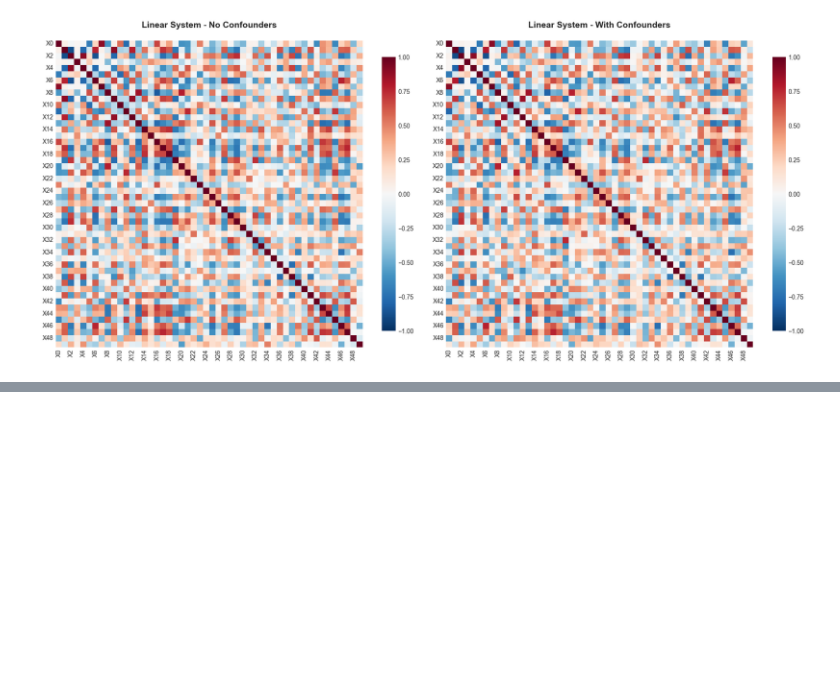
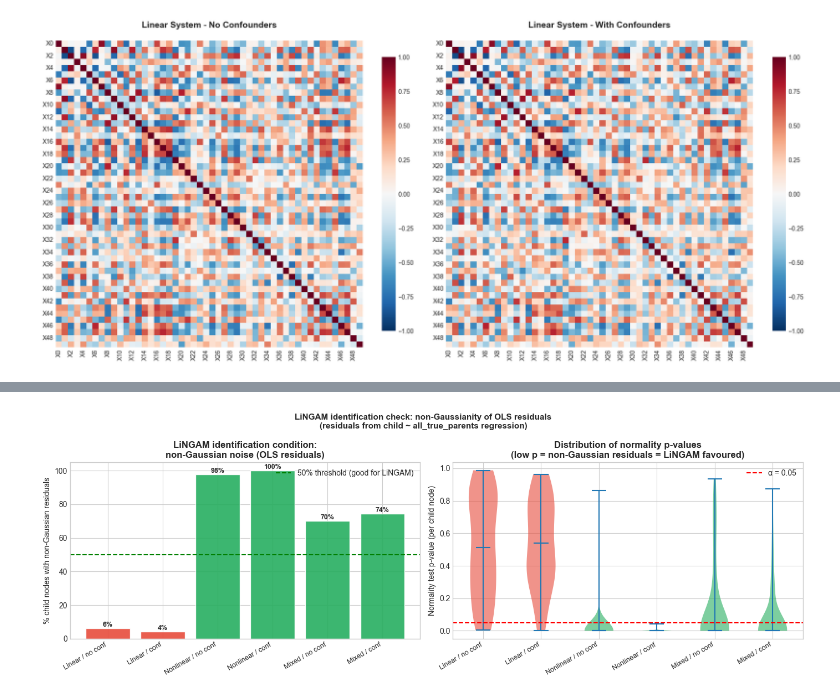
Before and after one commit to juanriosg12/master_thesis, a Jupyter notebook: visualizations/dataset_feature_exploration.ipynb, the cells around one changed output, grey strips where cells are left out. Saved outputs shown, nothing was run; the diff lists cells and outputs as text; code cells hidden in the pictures; blank space fills up the shorter version.

Commit message:
add real data experimental pipeline and analysis notebook

```diff
--- a/visualizations/dataset_feature_exploration.ipynb
+++ b/visualizations/dataset_feature_exploration.ipynb
@@ -493,0 +720,87 @@ NameError: name 'edge_corrs_no_conf' is not defined
+# %%
+
+# ── Check 3: Non-Gaussianity of noise — LiNGAM identification condition ───────
+# LiNGAM is identified IFF noise terms are non-Gaussian.
+# Proxy: fit OLS (child ~ all_true_parents), test residuals with D'Agostino-Pearson.
+# Gaussian residuals → noise is Gaussian → LiNGAM NOT identified (Gaussian exception).
+# Non-Gaussian residuals → either noise is non-Gaussian OR the linear SEM is wrong.
+
+noise_results = {}
+
+for ds, X in datasets_X.items():
+    adj = datasets_true[ds]
+    Xv  = X.values
+    pvals_resid = []
+
+    for child_j in range(n_feat):
+        all_parents = [k for k in range(n_feat) if adj[k, child_j] == 1]
+        if not all_parents:
+            continue
+        x_in = Xv[:, all_parents]
+        y_out = Xv[:, child_j]
+        resid = y_out - LinearRegression().fit(x_in, y_out).predict(x_in)
+        _, p = normaltest(resid)
+        pvals_resid.append(p)
+
+    if not pvals_resid:
+        noise_results[ds] = {'pct_nongauss': 0, 'pvals': []}
+        continue
+
+    pct_ng = np.mean(np.array(pvals_resid) < 0.05) * 100
+    noise_results[ds] = {
+        'pct_nongauss': pct_ng,
+        'pvals': pvals_resid,
+        'n_nodes_tested': len(pvals_resid),
+    }
+
+# ── Plot ──────────────────────────────────────────────────────────────────────
+fig, axes = plt.subplots(1, 2, figsize=(14, 5))
+
+pct_ng = [noise_results[ds]['pct_nongauss'] for ds in ALL_DATASETS]
+col_ng = ['#27ae60' if p > 50 else '#f39c12' if p > 20 else '#e74c3c' for p in pct_ng]
+
+bars = axes[0].bar(range(len(ALL_DATASETS)), pct_ng, color=col_ng, edgecolor='white', alpha=0.9)
+axes[0].axhline(50, color='green', ls='--', lw=1.5, label='50% threshold (good for LiNGAM)')
+axes[0].set_xticks(range(len(ALL_DATASETS)))
+axes[0].set_xticklabels([DATASET_LABELS[ds] for ds in ALL_DATASETS], rotation=30, ha='right', fontsize=9)
+axes[0].set_ylabel('% child nodes with non-Gaussian residuals')
+axes[0].set_title('LiNGAM identification condition:\nnon-Gaussian noise (OLS residuals)', fontweight='bold')
+axes[0].set_ylim(0, 105)
+for bar, p in zip(bars, pct_ng):
+    axes[0].text(bar.get_x() + bar.get_width() / 2, bar.get_height() + 1,
+                 f'{p:.0f}%', ha='center', fontsize=9, fontweight='bold')
+axes[0].legend()
+
+# P-value distributions as violin / boxplot
+pval_data = [noise_results[ds]['pvals'] for ds in ALL_DATASETS]
+vp = axes[1].violinplot(pval_data, positions=range(len(ALL_DATASETS)), showmedians=True)
+for pc_patch, color in zip(vp['bodies'], col_ng):
+    pc_patch.set_facecolor(color)
+    pc_patch.set_alpha(0.6)
+axes[1].axhline(0.05, color='red', ls='--', lw=1.5, label='α = 0.05')
+axes[1].set_xticks(range(len(ALL_DATASETS)))
+axes[1].set_xticklabels([DATASET_LABELS[ds] for ds in ALL_DATASETS], rotation=30, ha='right', fontsize=9)
+axes[1].set_ylabel('Normality test p-value (per child node)')
+axes[1].set_title('Distribution of normality p-values\n(low p = non-Gaussian residuals = LiNGAM favoured)', fontweight='bold')
+axes[1].legend()
+
+plt.suptitle("LiNGAM identification check: non-Gaussianity of OLS residuals\n"
+             "(residuals from child ~ all_true_parents regression)",
+             fontweight='bold', fontsize=11)
+plt.tight_layout()
+plt.show()
+
+print(f"\n{'Dataset':<28} {'Nodes tested':>13} {'% non-Gaussian':>16} {'LiNGAM identifiability'}")
+print("─" * 80)
+for ds in ALL_DATASETS:
+    r = noise_results[ds]
+    v = ("✓ identifiable (non-Gaussian)"  if r['pct_nongauss'] > 50
+         else "~ marginal"                if r['pct_nongauss'] > 20
+         else "✗ NOT identifiable (Gaussian noise)")
+    print(f"  {DATASET_LABELS[ds]:<26} {r['n_nodes_tested']:>13} {r['pct_nongauss']:>15.0f}%  {v}")
+
+print("\n⚠️  Note: non-Gaussian residuals in nonlinear/mixed data are caused by the nonlinear")
+print("   structural equations, NOT non-Gaussian noise. LiNGAM 'benefits' from this, but it")
+print("   violates the linear SEM assumption simultaneously — it is identifying the wrong model.")
+# %% [output]
+[figure, added]
```
Also changed, not shown: parts of 8 cells of this notebook, 9 other files.
